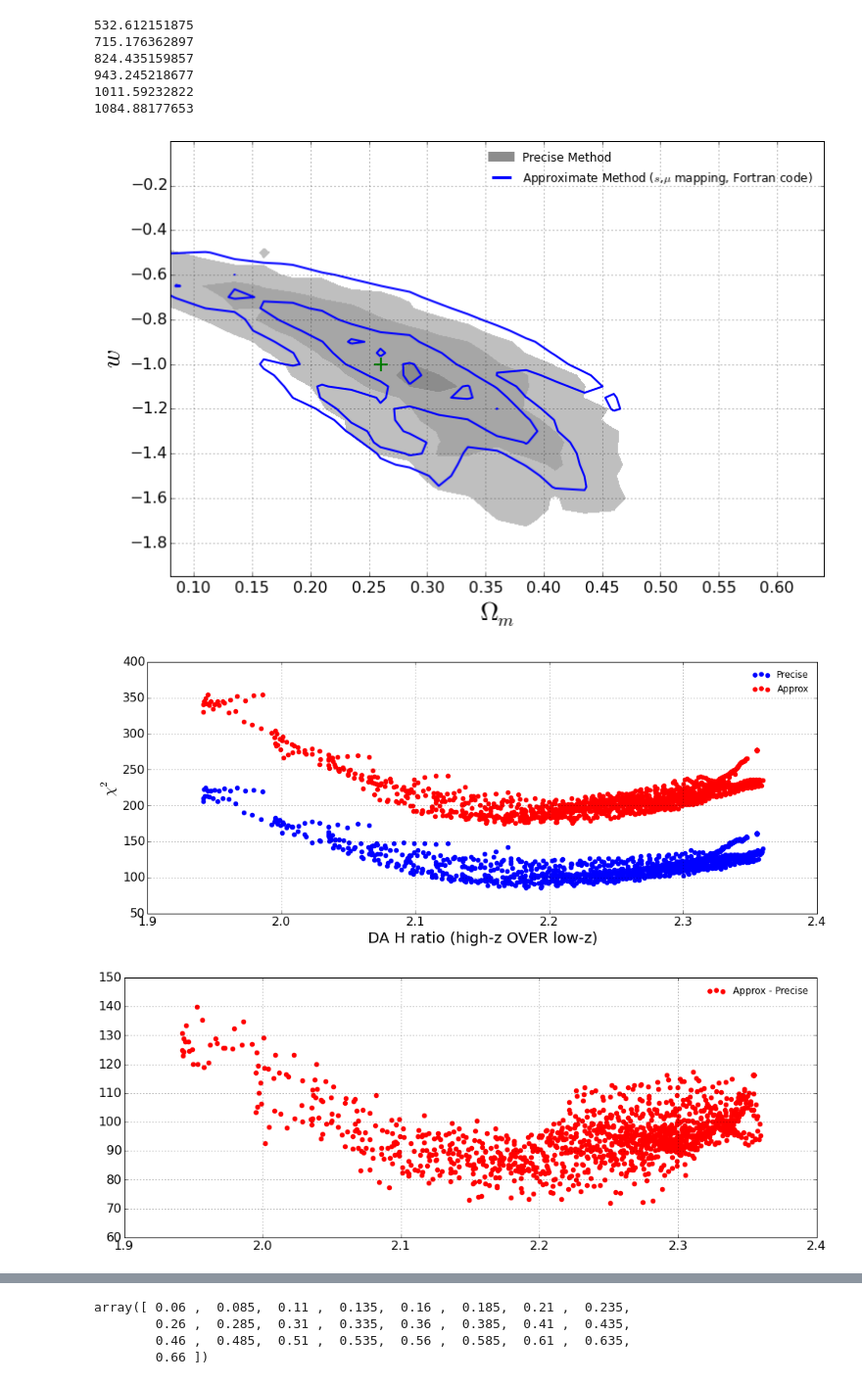
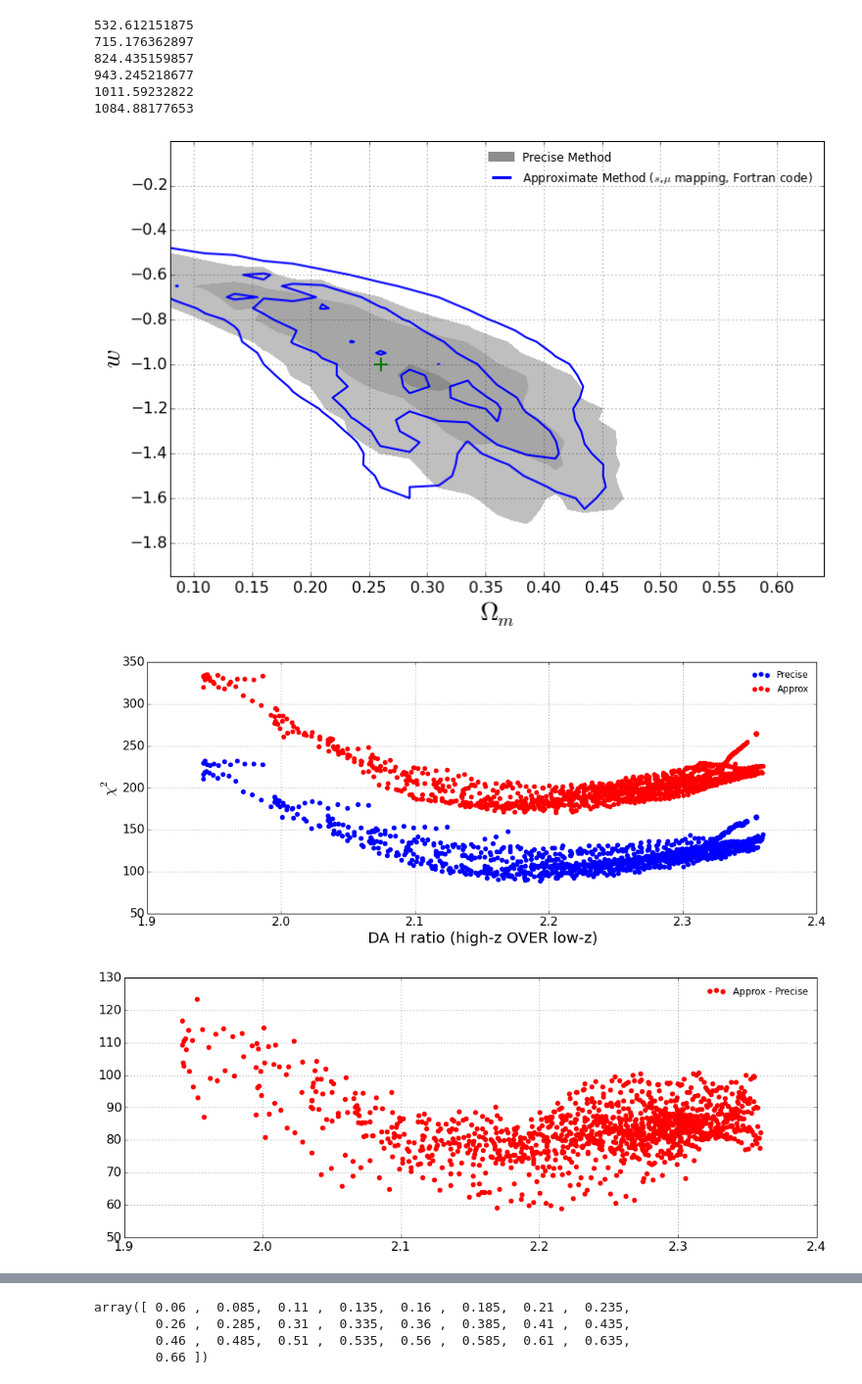
Before and after one commit to xiaodongli1986/2PCF_AP, a Jupyter notebook: 3.Comparing_Precise_Approx.ipynb, the cells around one changed output, grey strips where cells are left out. Shown at 98% size. Cells and saved outputs as stored; diff of their text form; code cells hidden in the pictures.

```diff
--- a/3.Comparing_Precise_Approx.ipynb
+++ b/3.Comparing_Precise_Approx.ipynb
@@ -297,66 +297,73 @@ if True:
 #for nownummuedge in [20,26]:
     #nummuedges = [nownummuedge]#[nowmuedge]#range(13,14)
     #mumins = np.linspace(0.05, 0.06,1)
-    nummuedges = range(25,36)
+    nummuedges = range(25+1,35+1+1) ## Number of bins 25-35; Number of edges 26-36
     mumins = np.linspace(0.01, 0.15,15)
     conommin, conommax, conwmin, conwmax =  0.08, 0.64, -1.95, -0.0
 
-    covmatrescale_nowfiles1 = sumlist([[[Percival_covmat_scale(2000,nummu,2)[2] ,
+    covmatrescale_nowfiles1 = sumlist([[[Percival_covmat_scale(2000,nummu-1,2)[2] ,
                 './cov_chisqs/Dense1subscanPatchyV6CMocks_int--xi.'+str(nummu)+'mu%.2f'%mumin+\
                 'to1.00.s6.00to40.00.CovMock_2000_PatchyV6C_RSD.txt'] for mumin in mumins] for nummu in nummuedges])
-    covmatrescale_nowfiles2 = sumlist([[[Percival_covmat_scale(2000,nummu,2)[2],
+    covmatrescale_nowfiles2 = sumlist([[[Percival_covmat_scale(2000,nummu-1,2)[2],
                 './cov_chisqs/Dense1subscanPatchyV6CMocks_MappingTest_int--xi.'+str(nummu)+'mu%.2f'%mumin+\
                 'to1.00.s6.00to40.00.CovMock_2000_PatchyV6C_RSD.SMU_Mapping.txt'] for mumin in mumins] for nummu in nummuedges])
 
     ### Debug Scan : for purpose of checking the correctness of code. Done. (No error found at all)
     # Computation done for mumin=0.05, s<=38
-    #covmatrescale_nowfiles3 = sumlist([[[Percival_covmat_scale(2000,nummu,2)[2],
+    #covmatrescale_nowfiles3 = sumlist([[[Percival_covmat_scale(2000,nummu-1,2)[2],
     #            './cov_chisqs/Dense1subscanPatchyV6CMocks_MappingTest_DebugScan_int--xi.'+str(nummu)+'mu%.2f'%mumin+\
     #            'to1.00.s6.00to40.00.CovMock_2000_PatchyV6C_RSD.txt'] for mumin in mumins] for nummu in nummuedges])
-    #covmatrescale_nowfiles4 = sumlist([[[Percival_covmat_scale(2000,nummu,2)[2],
+    #covmatrescale_nowfiles4 = sumlist([[[Percival_covmat_scale(2000,nummu-1,2)[2],
     #            './cov_chisqs/Dense1subscanPatchyV6CMocks_Mapping_170309Debug_int--xi.'+str(nummu)+'mu%.2f'%mumin+\
     #            'to1.00.s6.00to40.00.CovMock_2000_PatchyV6C_RSD.SMU_Mapping.txt'] for mumin in mumins] for nummu in nummuedges])
 
     ### Debug Scan : using alternative mapping of (s,mu) [mapping the center rather than the edge]. Almost no change at all.
     # Computation done for mumin=0.05, s<=27
-    #covmatrescale_nowfiles3 = sumlist([[[Percival_covmat_scale(2000,nummu,2)[2],
+    #covmatrescale_nowfiles3 = sumlist([[[Percival_covmat_scale(2000,nummu-1,2)[2],
     #            './cov_chisqs/Dense1subscanPatchyV6CMocks_MappingTest_DebugScan_New_SMuMapping_Mid_int--xi.'+str(nummu)+'mu%.2f'%mumin+\
     #            'to1.00.s6.00to40.00.CovMock_2000_PatchyV6C_RSD.SMU_Mapping.txt'] for mumin in mumins] for nummu in nummuedges])
-    #covmatrescale_nowfiles4 = sumlist([[[Percival_covmat_scale(2000,nummu,2)[2],
+    #covmatrescale_nowfiles4 = sumlist([[[Percival_covmat_scale(2000,nummu-1,2)[2],
     #            './cov_chisqs/Dense1subscanPatchyV6CMocks_MappingTest_DebugScan_New_SMuMapping_Mid_int--xi.'+str(nummu)+'mu%.2f'%mumin+\
     #            'to1.00.s6.00to40.00.CovMock_2000_PatchyV6C_RSD.SMU_Mapping.txt'] for mumin in mumins] for nummu in nummuedges])
 
     ### Debug Scan : using polyfit curve. Not working: even using 20th polynomial the contour still much larger than original one
-    #covmatrescale_nowfiles3 = sumlist([[[Percival_covmat_scale(2000,nummu,2)[2],
+    #covmatrescale_nowfiles3 = sumlist([[[Percival_covmat_scale(2000,nummu-1,2)[2],
     #            './cov_chisqs/Dense1subscanPatchyV6CMocks_Mapping_170314Debug_int--xi.'+str(nummu)+'mu%.2f'%mumin+\
     #            'to1.00.s6.00to40.00.CovMock_2000_PatchyV6C_RSD.polyfit_dxi_deg'+str(polyfit_deg)+'.txt'] for mumin in mumins] for nummu in nummuedges])
-    #covmatrescale_nowfiles4 = sumlist([[[Percival_covmat_scale(2000,nummu,2)[2],
+    #covmatrescale_nowfiles4 = sumlist([[[Percival_covmat_scale(2000,nummu-1,2)[2],
     #            './cov_chisqs/Dense1subscanPatchyV6CMocks_Mapping_170314Debug_int--xi.'+str(nummu)+'mu%.2f'%mumin+\
     #            'to1.00.s6.00to40.00.CovMock_2000_PatchyV6C_RSD.SMU_Mapping.polyfit_dxi_deg'+str(polyfit_deg)+'.txt'] for mumin in mumins] for nummu in nummuedges])
 
     ### Debug Scan : "simple replacement" method: Actually this method works better than all other methods...
-    #covmatrescale_nowfiles3 = sumlist([[[Percival_covmat_scale(2000,nummu,2)[2],
+    #covmatrescale_nowfiles3 = sumlist([[[Percival_covmat_scale(2000,nummu-1,2)[2],
     #            './cov_chisqs/Dense1subscanPatchyV6CMocks_Mapping_170314Debug_int--xi.'+str(nummu)+'mu%.2f'%mumin+\
     #            'to1.00.s6.00to40.00.CovMock_2000_PatchyV6C_RSD.SMU_Mapping.simple_replacement.txt'] for mumin in mumins] for nummu in nummuedges])
 
     ### Debug Scan : "Dense Mapping" method
-    covmatrescale_nowfiles3 = sumlist([[[Percival_covmat_scale(2000,nummu,2)[2],
+    covmatrescale_nowfiles3 = sumlist([[[Percival_covmat_scale(2000,nummu-1,2)[2],
                 #'./cov_chisqs/Dense1subscanPatchyV6CMocks_Mapping_170314Debug_int--xi.'+str(nummu)+'mu%.2f'%mumin+\
                 #'to1.00.s6.00to40.00.CovMock_2000_PatchyV6C_RSD.SMU_Mapping.DenseMapping.divided_pixel.txt'] for mumin in mumins] for nummu in nummuedges])
                 './cov_chisqs/Dense1subscanPatchyV6CMocks_Mapping_DenseMappingScan_int--xi.'+str(nummu)+'mu%.2f'%mumin+\
                 'to1.00.s6.00to40.00.CovMock_2000_PatchyV6C_RSD.SMU_Mapping.DenseMapping.divided_pixel.txt'] for mumin in mumins] for nummu in nummuedges])
 
-    ### Result from Fortran code
-    covmatrescale_nowfiles4 = sumlist([[ [Percival_covmat_scale(2000,nummu,2)[2]/(5.0/4.0),
+    ### Result from Fortran code. We find: applying ploy fit to sys_cor of intxi is not plausible
+    covmatrescale_nowfiles4 = sumlist([[ [Percival_covmat_scale(2000,nummu-1,2)[2]/(5.0/4.0),
                 #'./cov_chisqs/Dense1subscanPatchyV6CMocks_Mapping_170314Debug_int--xi.'+str(nummu)+'mu%.2f'%mumin+\
                 #'to1.00.s6.00to40.00.CovMock_2000_PatchyV6C_RSD.SMU_Mapping.DenseMapping.divided_pixel.txt'] for mumin in mumins] for nummu in nummuedges])
-                #'./chisqs/TestScan_170410.newmumids.CovMock_2000__'+str(nummu+1)+'mubins.mumax%.2f'%(1-mumin)+'.CovMock_2000.s6.0to40.0.polyfitdeg3.txt']
-                #'./chisqs/TestScan_170410.oldmumids.CovMock_2000__'+str(nummu+1)+'mubins.mumax%.2f'%(1-mumin)+'.CovMock_2000.s6.0to40.0.polyfitdeg3.txt']
-                #'./chisqs/TestScan_170410.nopolyfit.CovMock_2000__'+str(nummu+1)+'mubins.mumax%.2f'%(1-mumin)+'.CovMock_2000.s6.0to40.0.baseline_nbins600_mubins480.txt']
-                #'./chisqs/TestScan_170410.nopolyfit.CovMock_2000__'+str(nummu+1)+'mubins.mumax%.2f'%(1-mumin)+'.CovMock_2000.s6.0to40.0.baseline_nbins750_mubins600.txt']
-                './chisqs/TestScan_170410.nopolyfit.CovMock_2000__'+str(nummu+1)+'mubins.mumax%.2f'%(1-mumin)+'.CovMock_2000.s6.0to40.0.baseline_nbins1200_mubins960.txt']
-                #'./chisqs/TestScan_170410.CovMock_2000__5mubins.mumax0.99.CovMock_2000.s6.0to40.0.polyfitdeg3.txt.540schemes']
+                ##'./chisqs/TestScan_170410.newmumids.CovMock_2000__'+str(nummu-1)+'mubins.mumax%.2f'%(1-mumin)+'.CovMock_2000.s6.0to40.0.polyfitdeg3.txt']
+                ##'./chisqs/TestScan_170410.oldmumids.CovMock_2000__'+str(nummu-1)+'mubins.mumax%.2f'%(1-mumin)+'.CovMock_2000.s6.0to40.0.polyfitdeg3.txt']
+                #'./chisqs/TestScan_170410.nopolyfit.CovMock_2000__'+str(nummu-1)+'mubins.mumax%.2f'%(1-mumin)+'.CovMock_2000.s6.0to40.0.baseline_nbins600_mubins480.txt']
+                #'./chisqs/TestScan_170410.nopolyfit.CovMock_2000__'+str(nummu-1)+'mubins.mumax%.2f'%(1-mumin)+'.CovMock_2000.s6.0to40.0.baseline_nbins1200_mubins960.txt']
+                #'./chisqs/TestScan_170410.nopolyfit.CovMock_2000__'+str(nummu-1)+'mubins.mumax%.2f'%(1-mumin)+'.CovMock_2000.s6.0to40.0.baseline_nbins750_mubins600.txt']
+                './chisqs/TestScan_170417.nopolyfit.CovMock_2000__'+str(nummu-1)+'mubins.mumax%.2f'%(1-mumin)+'.CovMock_2000.s6.0to40.0.baseline_om0.2600_w-1.0000_nbins750_mubins600.txt']
+                #'./chisqs/TestScan_170410.nopolyfit.CovMock_2000__'+str(nummu-1)+'mubins.mumax%.2f'%(1-mumin)+'.CovMock_2000.s6.0to40.0.baseline_om0.1100_w-2.0000_nbins750_mubins600.txt']
                  for mumin in mumins] for nummu in nummuedges])
+
+    ### Fortran code, Single file
+    #covmatrescale_nowfiles5 = [[ 1.0/(5.0/4.0),
+                #'./chisqs/TestScan_170410.nopolyfit.CovMock_2000__25mubins.mumax0.99.CovMock_2000.s6.0to40.0.baseline_om0.2600_w-1.0000_nbins750_mubins600.txt.165schemes'] ]
+                #'./chisqs/TestScan_170417.nopolyfit.CovMock_2000__25mubins.mumax0.99.CovMock_2000.s6.0to40.0.baseline_om0.1100_w-2.0000_nbins750_mubins600.txt.165schemes'] ]
+
 
 
     plotformat=1
@@ -364,7 +371,7 @@ if True:
     fig, ax = figax(figxsize=12,figysize=8)
     fig1, ax1 = figax(16,6)
     fig2, ax2 = figax(16,6)
-    for nowfiles in [ covmatrescale_nowfiles1, covmatrescale_nowfiles4]:#,covmatrescale_nowfiles4]:#,covmatrescale_nowfiles4]:#, covmatrescale_nowfiles3]:
+    for nowfiles in [ covmatrescale_nowfiles1, covmatrescale_nowfiles4]:#, covmatrescale_nowfiles5]:#,covmatrescale_nowfiles4]:#,covmatrescale_nowfiles4]:#, covmatrescale_nowfiles3]:
         #ax.set_title(separate_path_file(nowfile)[1])
         ifile = -1
         nowtab = {}
@@ -391,34 +398,34 @@ if True:
                          show_marg_rlt=False, sigs=[sig1,sig2,sig3], label=nowlab, plotformat=plotformat,)
 
         X = sumlist([[DA(om, w, 0.7, SixBinRedshift_NS[4])* Hz(om, w, 0.7, SixBinRedshift_NS[4]) / \
                 (DA(om, w, 0.7, SixBinRedshift_NS[0])* Hz(om, w, 0.7, SixBinRedshift_NS[0])) for om in Dense1subscan_omlist] \
                         for w in Dense1subscan_wlist])
         Y =  sumlist([[nowtab[omwstr(om,w)][1]/float(len(nowfiles))  for om in Dense1subscan_omlist] for w in Dense1subscan_wlist])
 
         if plotformat == 1:
                 ax1.scatter(X,Y, lw=2, linewidths=0, color='b', label='Precise')
                 nowlike0 = [[nowtab[omwstr(om,w)][1]/float(len(nowfiles)) for om in Dense1subscan_omlist] for w in Dense1subscan_wlist]
                 Y0 = [xx for xx in Y]
         else:
                 ax1.scatter(X,Y, lw=2, linewidths=0, color='r', label='Approx')
                 diffY = [Y[row]-Y0[row] for row in range(len(Y))]
                 difflike = [[nowtab[omwstr(om,w)][1]/float(len(nowfiles)) for om in Dense1subscan_omlist] for w in Dense1subscan_wlist]
                 for row2 in range(len(Dense1subscan_omlist)):
                     for row1 in range(len(Dense1subscan_wlist)):
                         difflike[row1][row2] = (difflike[row1][row2]-nowlike0[row1][row2])
                 ax2.scatter(X,diffY, lw=2, linewidths=0, color='r', label='Approx - Precise')
         plotformat += 2
     ax1.set_xlabel('DA H ratio (high-z OVER low-z)', fontsize=20)
     ax1.set_ylabel('$\\chi^2$', fontsize=20)
     ax.grid(); ax1.grid(); ax2.grid()
     ax.set_xlim(conommin, conommax); ax.set_ylim(conwmin, conwmax)
     ax.set_xlabel('$\\Omega_m$', fontsize=26); ax.set_ylabel('$w$', fontsize=26)
     ax.set_xticks(np.arange(0.10, conommax, 0.05)); ax.set_yticks(np.arange(-1.8, conwmax, 0.2))
     #ax.set_title('# of $\\mu$ bins = '+str(nummuedges))
     ax.legend(frameon=False,loc='best'); ax1.legend(frameon=False,loc='best'); ax2.legend(frameon=False,loc='best')
-    fig.savefig('Comp_contour_nbins1200_mubins960.png', format='png')
+    #fig.savefig('Comp_contour_nbins1200_mubins960.png', format='png')
     plt.show()
 # %% [output]
-[figure, old version]
+[figure, new version]
-[figure, old version]
+[figure, new version]
-[figure, old version]
+[figure, new version]
```
Also changed, not shown: parts of 4 cells of this notebook, 2 other files.
